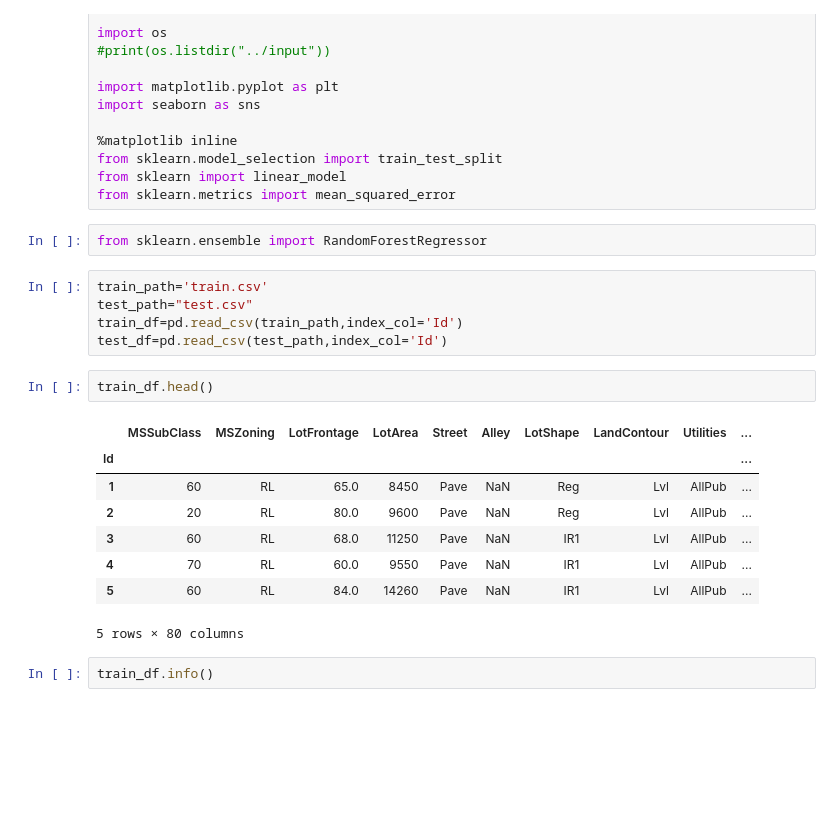
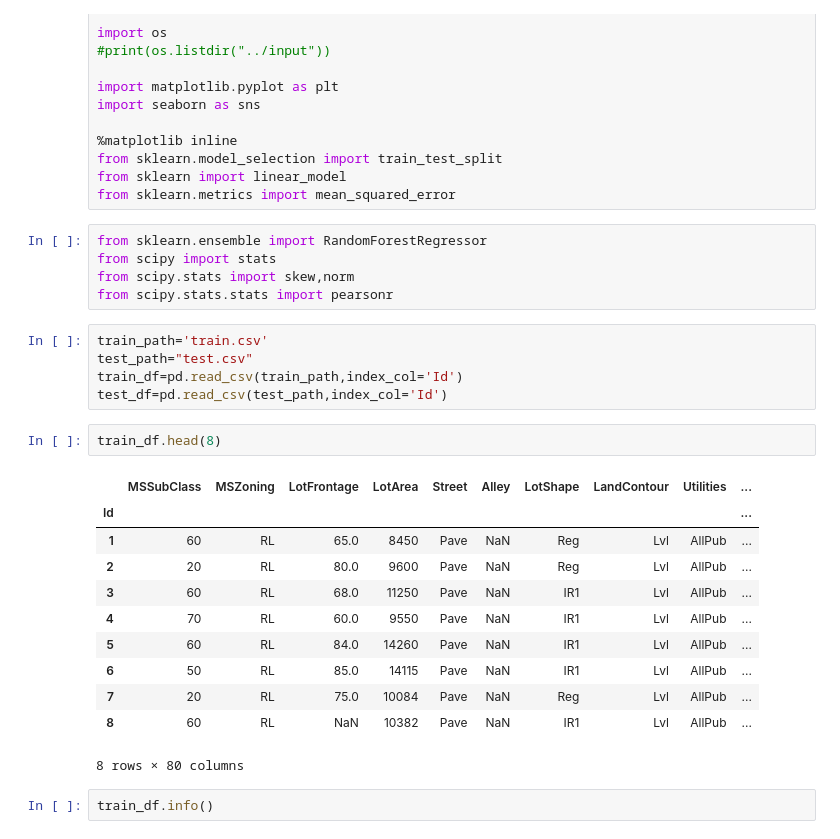
Before and after one commit to Apostrophie/KaggleHousingDataset, a Jupyter notebook: kernel.ipynb, the cells around one changed output. Saved outputs shown, nothing was run; the diff lists cells and outputs as text; blank space fills up the shorter version.

```diff
--- a/kernel.ipynb
+++ b/kernel.ipynb
@@ -12,24 +12,30 @@ import seaborn as sns
 from sklearn.model_selection import train_test_split
 from sklearn import linear_model
 from sklearn.metrics import mean_squared_error
-# %%
-from sklearn.ensemble import RandomForestRegressor
+# %%
+from sklearn.ensemble import RandomForestRegressor
+from scipy import stats
+from scipy.stats import skew,norm
+from scipy.stats.stats import pearsonr
 # %%
 train_path='train.csv'
 test_path="test.csv"
 train_df=pd.read_csv(train_path,index_col='Id')
 test_df=pd.read_csv(test_path,index_col='Id')
 # %%
-train_df.head()
+train_df.head(8)
 # %% [output]
 |  | MSSubClass | MSZoning | LotFrontage | LotArea | Street | Alley | LotShape | LandContour | Utilities | ... |
 | Id |  |  |  |  |  |  |  |  |  | ... |
 | 1 | 60 | RL | 65.0 | 8450 | Pave | NaN | Reg | Lvl | AllPub | ... |
 | 2 | 20 | RL | 80.0 | 9600 | Pave | NaN | Reg | Lvl | AllPub | ... |
 | 3 | 60 | RL | 68.0 | 11250 | Pave | NaN | IR1 | Lvl | AllPub | ... |
 | 4 | 70 | RL | 60.0 | 9550 | Pave | NaN | IR1 | Lvl | AllPub | ... |
 | 5 | 60 | RL | 84.0 | 14260 | Pave | NaN | IR1 | Lvl | AllPub | ... |
+| 6 | 50 | RL | 85.0 | 14115 | Pave | NaN | IR1 | Lvl | AllPub | ... |
+| 7 | 20 | RL | 75.0 | 10084 | Pave | NaN | Reg | Lvl | AllPub | ... |
+| 8 | 60 | RL | NaN | 10382 | Pave | NaN | IR1 | Lvl | AllPub | ... |
-5 rows × 80 columns
+8 rows × 80 columns
 # %%
 train_df.info()
 # %% [output]
```
Also changed, not shown: parts of 37 cells of this notebook.
